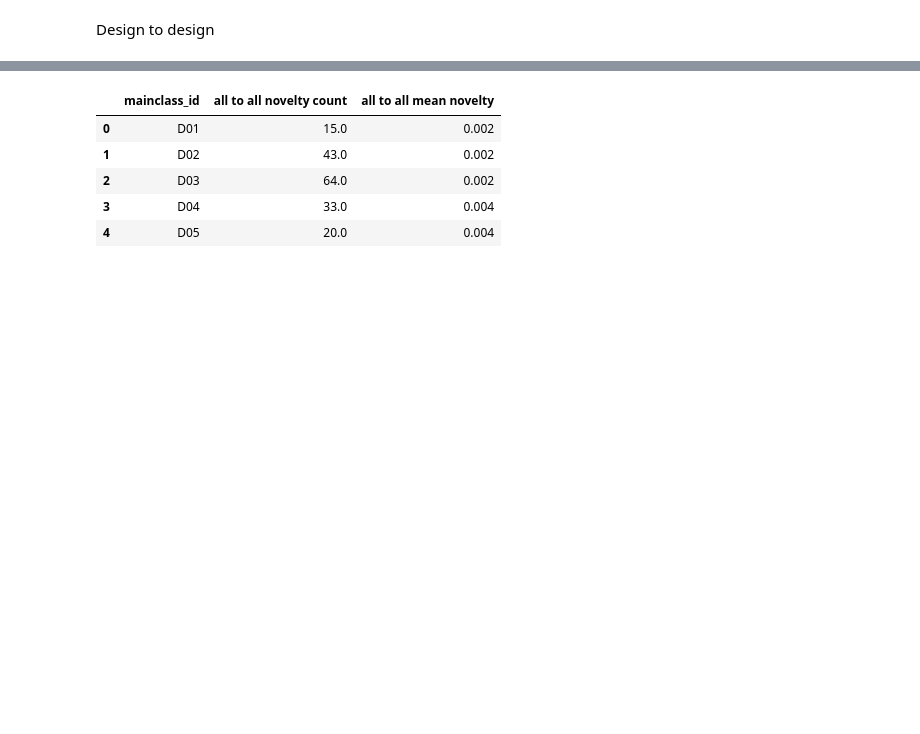
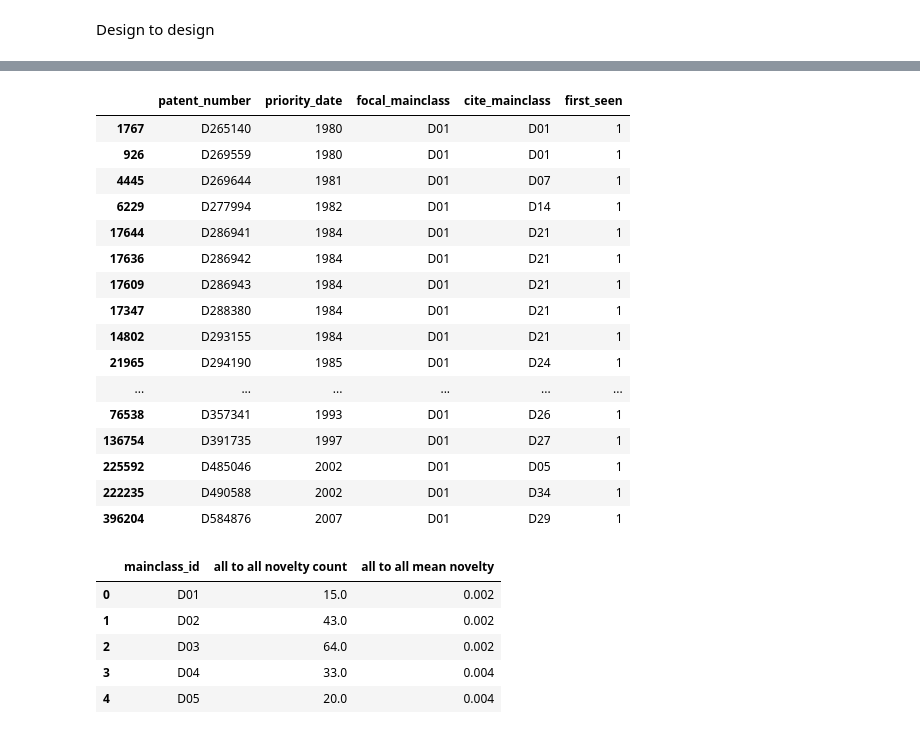
Before and after one commit to TieraLee/patents, a Jupyter notebook: First to first, first to all, all to all correlation.ipynb, the cells around one changed output, grey strips where cells are left out. Cells and saved outputs as stored; diff of their text form; code cells hidden in the pictures; blank space fills up the shorter version.

```diff
--- a/First to first, first to all, all to all correlation.ipynb
+++ b/First to first, first to all, all to all correlation.ipynb
@@ -192,3 +303,23 @@ all_to_all_table = pd.merge(all_to_all_count, all_to_all_mean)
+# %%
+first_to_first.loc[(first_to_first.focal_mainclass.str.match('D01')) & (first_to_first.first_seen == 1)].sort_values('patent_number')
+# %% [output]
+|  | patent_number | priority_date | focal_mainclass | cite_mainclass | first_seen |
+| 1767 | D265140 | 1980 | D01 | D01 | 1 |
+| 926 | D269559 | 1980 | D01 | D01 | 1 |
+| 4445 | D269644 | 1981 | D01 | D07 | 1 |
+| 6229 | D277994 | 1982 | D01 | D14 | 1 |
+| 17644 | D286941 | 1984 | D01 | D21 | 1 |
+| 17636 | D286942 | 1984 | D01 | D21 | 1 |
+| 17609 | D286943 | 1984 | D01 | D21 | 1 |
+| 17347 | D288380 | 1984 | D01 | D21 | 1 |
+| 14802 | D293155 | 1984 | D01 | D21 | 1 |
+| 21965 | D294190 | 1985 | D01 | D24 | 1 |
+| ... | ... | ... | ... | ... | ... |
+| 76538 | D357341 | 1993 | D01 | D26 | 1 |
+| 136754 | D391735 | 1997 | D01 | D27 | 1 |
+| 225592 | D485046 | 2002 | D01 | D05 | 1 |
+| 222235 | D490588 | 2002 | D01 | D34 | 1 |
+| 396204 | D584876 | 2007 | D01 | D29 | 1 |
 # %%
 all_to_all_table.head()
 # %% [output]
```
Also changed, not shown: parts of 12 cells of this notebook, 3 other files.
